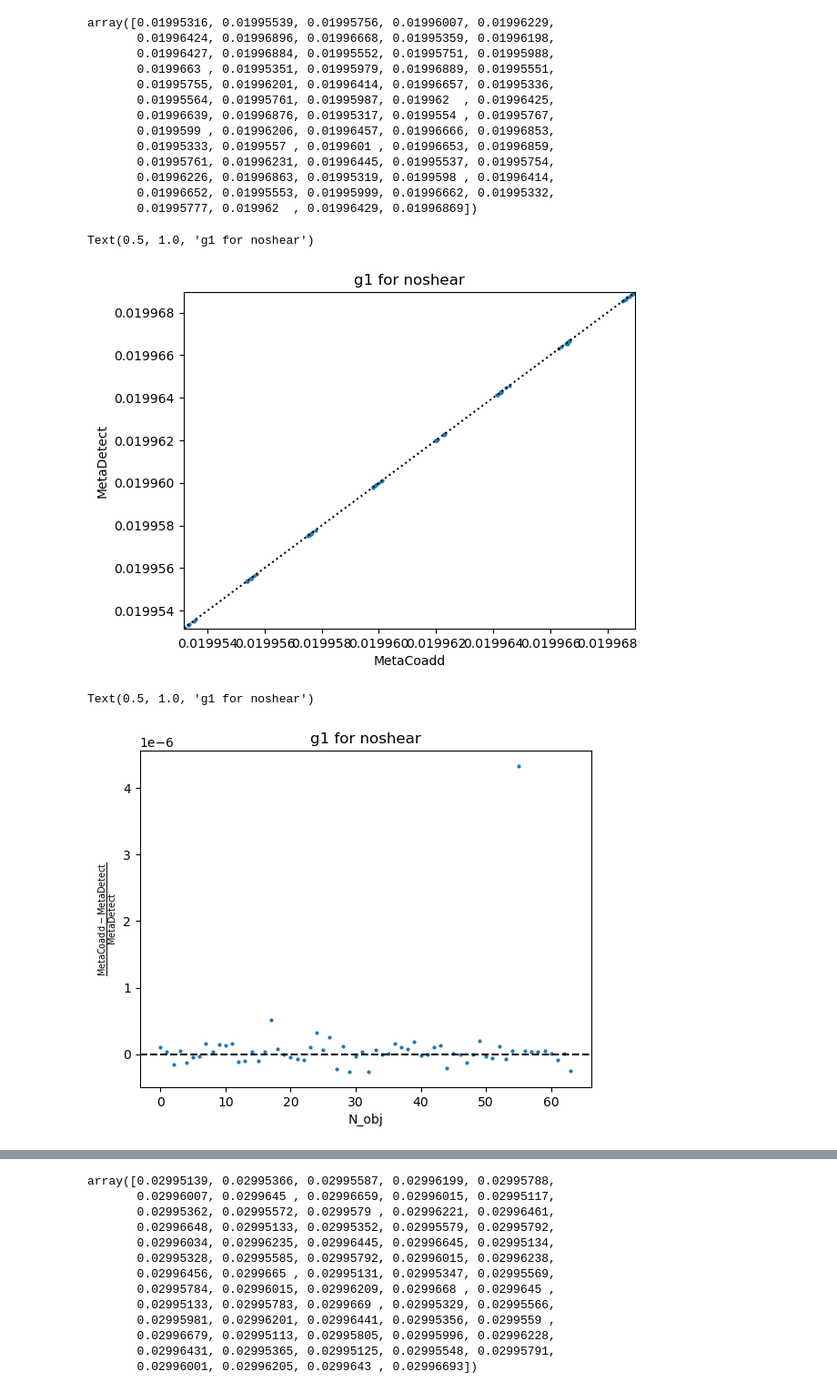
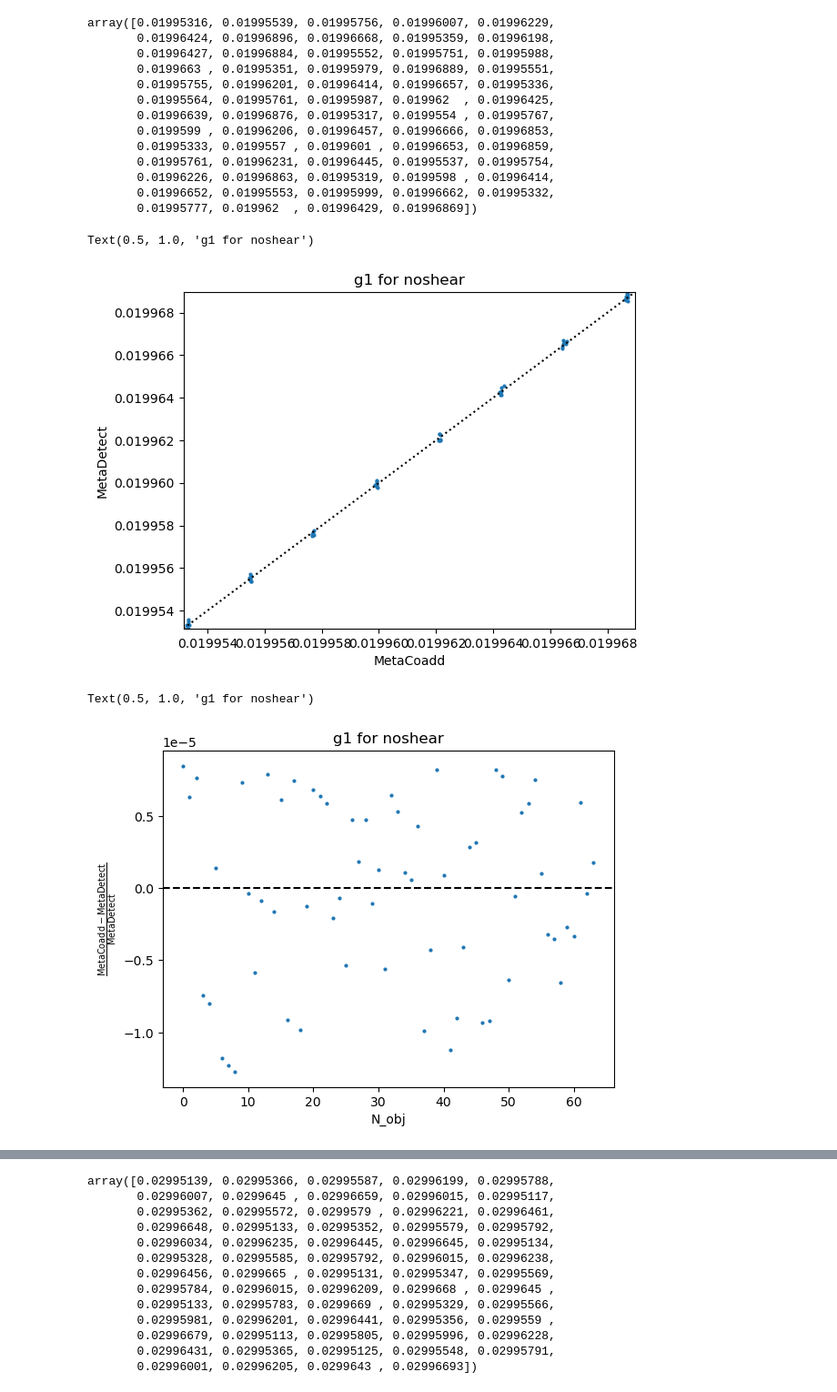
Before and after one commit to aguinot/metacoadd, a Jupyter notebook: notebooks/test_metadetect.ipynb, the cells around one changed output, grey strips where cells are left out. Shown at 91% size. Saved outputs shown, nothing was run; the diff lists cells and outputs as text; code cells hidden in the pictures.

```diff
--- a/notebooks/test_metadetect.ipynb
+++ b/notebooks/test_metadetect.ipynb
@@ -144,7 +144,7 @@ for band in bands:
         obs = ngmix.Observation(
             image=img,
             weight=simu_dict["Y106"][0]["weight"],
-            noise=simu_dict[band][i]["noise"],
+            noise=simu_dict[band][i]["noise"][0],
             psf=psf_obs,
             jacobian=img_jacob,
             ormask=np.zeros(img.shape, dtype=np.int32),
@@ -164,17 +164,19 @@ mbobs
  [<ngmix.observation.Observation at 0x...>],
  [<ngmix.observation.Observation at 0x...>]]
 # %%
-model = "gauss"
+model_mc = "fourier_gauss"
+models = [model_mc]
+fwhms = [None]
 rng = np.random.RandomState(42)
 mdet = MetaDetect(
     rng=rng,
-    models=model,
+    models=models,
     mcal_config={
         "fixnoise": True,
         "has_pixel": True,
         "types": ["noshear", "1p"],
     },
-    fwhm=1.2,
+    fwhms=fwhms,
 )
 # %%
 if False:
@@ -239,8 +241,8 @@ ts = time()
 rng = np.random.RandomState(42)
 mdet = MetaDetect(
     rng=rng,
-    models=model,
-    fwhm=1.2,
+    models=models,
+    fwhms=fwhms,
 )
 final_cat = mdet.go(mbobs)
 print(f"Time to run MetaDetect: {time() - ts:.2f} seconds")
@@ -425,9 +428,9 @@ array([0.01995316, 0.01995539, 0.01995756, 0.01996007, 0.01996229,
        0.01996652, 0.01995553, 0.01995999, 0.01996662, 0.01995332,
        0.01995777, 0.019962  , 0.01996429, 0.01996869])
 # %%
-vmin = np.min([final_cat["noshear"][f"{model}_g1"], res["noshear"][f"{model}_g"][:, 0]])
-vmax = np.max([final_cat["noshear"][f"{model}_g1"], res["noshear"][f"{model}_g"][:, 0]])
-plt.plot(final_cat["noshear"][f"{model}_g1"], res["noshear"][f"{model}_g"][:, 0], "o", markersize=2,)
+vmin = np.min([final_cat["noshear"][f"{model_mc}_g1"], res["noshear"][f"{model}_g"][:, 0]])
+vmax = np.max([final_cat["noshear"][f"{model_mc}_g1"], res["noshear"][f"{model}_g"][:, 0]])
+plt.plot(final_cat["noshear"][f"{model_mc}_g1"], res["noshear"][f"{model}_g"][:, 0], "o", markersize=2,)
 plt.axline((0., 0.), slope=1, color="k", linestyle=":")
 plt.xlim(vmin, vmax)
 plt.ylim(vmin, vmax)
@@ -437,14 +440,14 @@ plt.ylabel("MetaDetect")
 plt.title("g1 for noshear")
 # %% [output]
 Text(0.5, 1.0, 'g1 for noshear')
-[figure, old version]
+[figure, new version]
 # %%
-plt.plot((final_cat["noshear"][f"{model}_g1"]-res["noshear"][f"{model}_g"][:, 0])/res["noshear"][f"{model}_g"][:, 0], "o", markersize=2,)
+plt.plot((final_cat["noshear"][f"{model_mc}_g1"]-res["noshear"][f"{model}_g"][:, 0])/res["noshear"][f"{model}_g"][:, 0], "o", markersize=2,)
 plt.axhline(0.0, color="k", linestyle="--")
 plt.xlabel("N_obj")
 plt.ylabel(r"$\frac{\rm{MetaCoadd} - \rm{MetaDetect}}{\rm{MetaDetect}}$")
 plt.title("g1 for noshear")
 # %% [output]
 Text(0.5, 1.0, 'g1 for noshear')
-[figure, old version]
+[figure, new version]
 # %%
```
Also changed, not shown: parts of 21 cells of this notebook, 4 other files.
